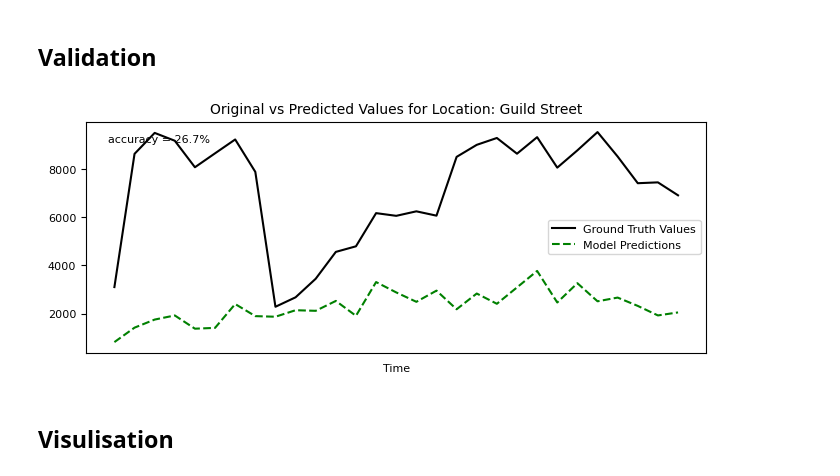
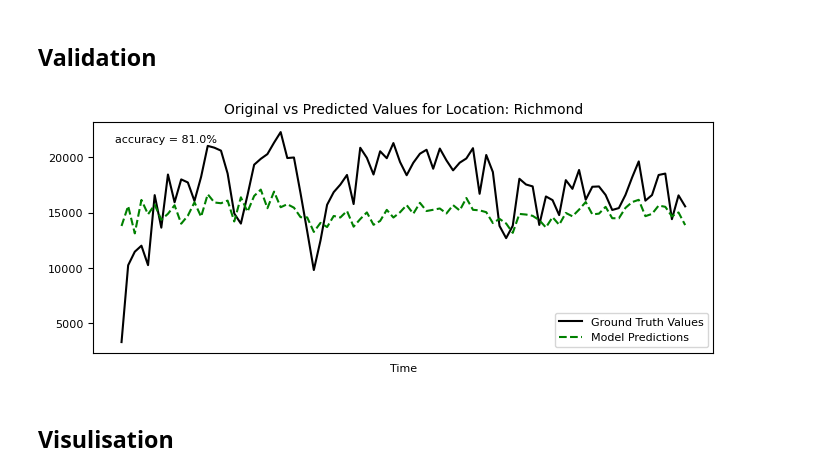
Before and after one commit to SmartDublin-DCC/Strava-Cycling-Modeling-for-Dublin, a Jupyter notebook: Strava_Model_Code_0820.ipynb, the cells around one changed output. Cells and saved outputs as stored; diff of their text form; code cells hidden in the pictures.

```diff
--- a/Strava_Model_Code_0820.ipynb
+++ b/Strava_Model_Code_0820.ipynb
@@ -380,10 +382,10 @@ def validate_and_plot(location):
     plt.legend(fontsize=8)
     plt.grid(False)
     plt.show()
-# %%
-validate_and_plot('Guild Street')
-# %% [output]
-[figure, removed]
+# %%
+validate_and_plot('Richmond')
+# %% [output]
+[figure, added]
 # %% [markdown]
 ## Visulisation
 # %% [markdown]
```
Also changed, not shown: parts of 7 cells of this notebook, 2 other files.
